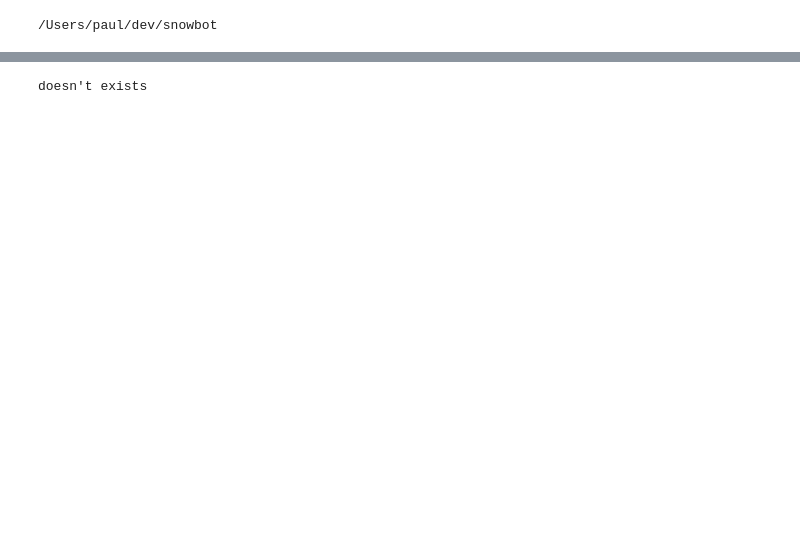
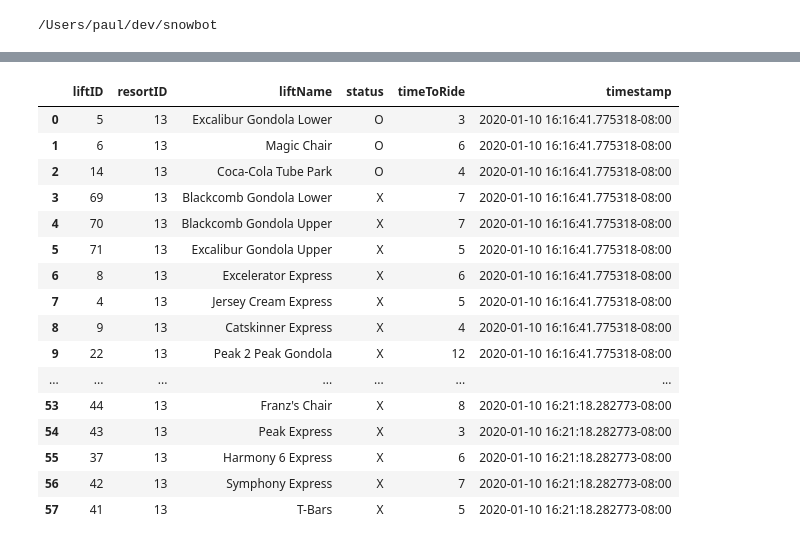
Before and after one commit to Pall-v/snowbot, a Jupyter notebook: process_json.ipynb, the cells around one changed output, grey strips where cells are left out. Saved outputs shown, nothing was run; the diff lists cells and outputs as text; code cells hidden in the pictures; blank space fills up the shorter version.

```diff
--- a/process_json.ipynb
+++ b/process_json.ipynb
@@ -302,18 +419,24 @@ get_data()['lifts']
-# %%
-import botocore
-
-try:
-    s3.Object(BUCKET_NAME, 'lifts_prior.json').load()
-except botocore.exceptions.ClientError as e:
-    if e.response['Error']['Code'] == "404":
-        # The object does not exist.
-        print("doesn't exist")
-        # TBD create the file
-    else:
-        # Something else has gone wrong.
-        raise
-else:
-    # The object does exist.
-    # TBD compare jsons
-# %% [output]
-doesn't exists
+# %%
+def jsons_to_df(jsons):
+    # repeats. functionize first occurace?
+    return pd.DataFrame.from_dict(json_normalize(result, record_path='lifts', meta='timestamp'))
+# %%
+jsons_to_df([json_content, lifts_current_json])
+# %% [output]
+|  | liftID | resortID | liftName | status | timeToRide | timestamp |
+| 0 | 5 | 13 | Excalibur Gondola Lower | O | 3 | 2020-01-10 16:16:41.775318-08:00 |
+| 1 | 6 | 13 | Magic Chair | O | 6 | 2020-01-10 16:16:41.775318-08:00 |
+| 2 | 14 | 13 | Coca-Cola Tube Park | O | 4 | 2020-01-10 16:16:41.775318-08:00 |
+| 3 | 69 | 13 | Blackcomb Gondola Lower | X | 7 | 2020-01-10 16:16:41.775318-08:00 |
+| 4 | 70 | 13 | Blackcomb Gondola Upper | X | 7 | 2020-01-10 16:16:41.775318-08:00 |
+| 5 | 71 | 13 | Excalibur Gondola Upper | X | 5 | 2020-01-10 16:16:41.775318-08:00 |
+| 6 | 8 | 13 | Excelerator Express | X | 6 | 2020-01-10 16:16:41.775318-08:00 |
+| 7 | 4 | 13 | Jersey Cream Express | X | 5 | 2020-01-10 16:16:41.775318-08:00 |
+| 8 | 9 | 13 | Catskinner Express | X | 4 | 2020-01-10 16:16:41.775318-08:00 |
+| 9 | 22 | 13 | Peak 2 Peak Gondola | X | 12 | 2020-01-10 16:16:41.775318-08:00 |
+| ... | ... | ... | ... | ... | ... | ... |
+| 53 | 44 | 13 | Franz's Chair | X | 8 | 2020-01-10 16:21:18.282773-08:00 |
+| 54 | 43 | 13 | Peak Express | X | 3 | 2020-01-10 16:21:18.282773-08:00 |
+| 55 | 37 | 13 | Harmony 6 Express | X | 6 | 2020-01-10 16:21:18.282773-08:00 |
+| 56 | 42 | 13 | Symphony Express | X | 7 | 2020-01-10 16:21:18.282773-08:00 |
+| 57 | 41 | 13 | T-Bars | X | 5 | 2020-01-10 16:21:18.282773-08:00 |
```
Also changed, not shown: parts of 35 cells of this notebook, 4 other files.
